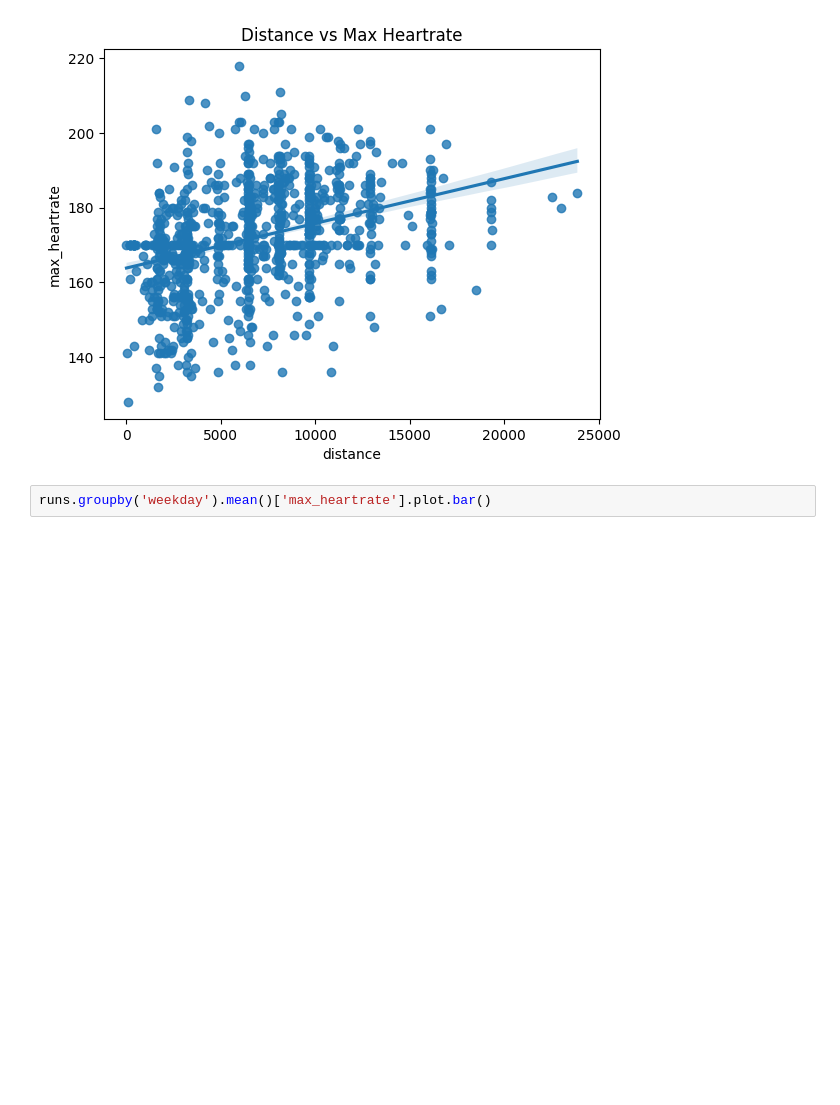
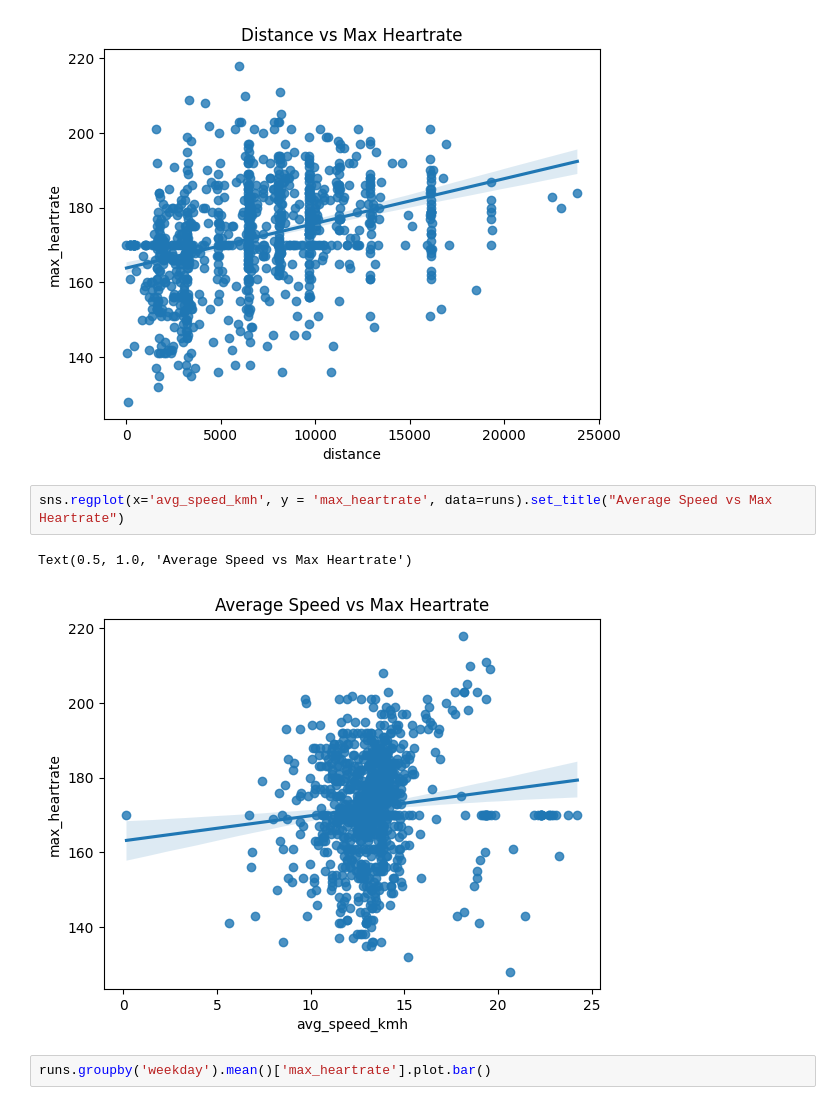
Before and after one commit to wdauenhauer13/stravaheartrateanalysis, a Jupyter notebook: Strava API.ipynb, the cells around one changed output. Drawn from its saved outputs; the diff is of its cells as text; blank space fills up the shorter version.

```diff
--- a/Strava API.ipynb
+++ b/Strava API.ipynb
@@ -196,6 +184,11 @@ sns.regplot(x='distance', y = 'max_heartrate', data=runs).set_title("Distance vs
 # %% [output]
 Text(0.5, 1.0, 'Distance vs Max Heartrate')
 [figure]
+# %%
+sns.regplot(x='avg_speed_kmh', y = 'max_heartrate', data=runs).set_title("Average Speed vs Max Heartrate")
+# %% [output]
+Text(0.5, 1.0, 'Average Speed vs Max Heartrate')
+[figure, added]
 # %%
 runs.groupby('weekday').mean()['max_heartrate'].plot.bar()
 # %% [output]
```
Also changed, not shown: parts of 27 cells of this notebook, 4 other files.
